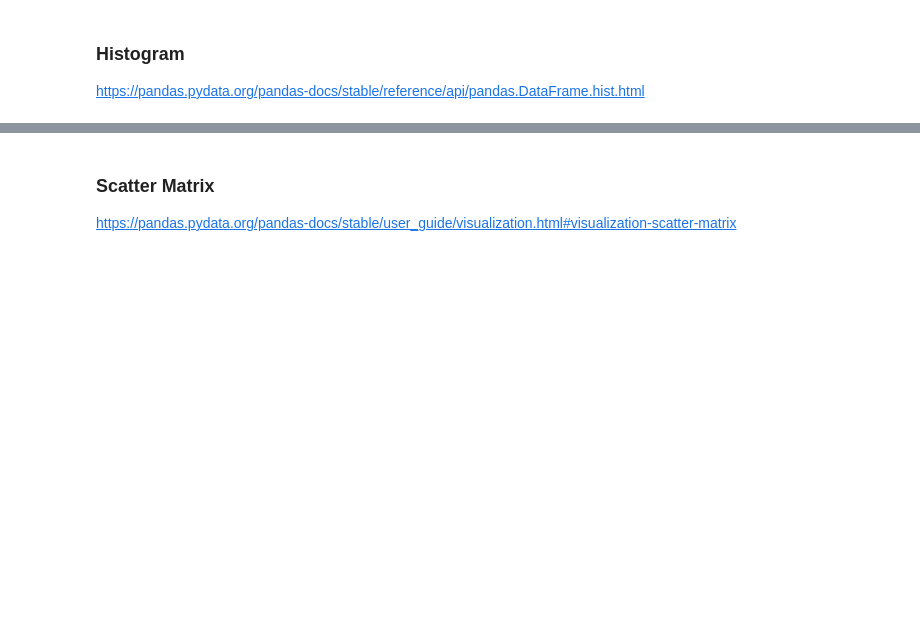
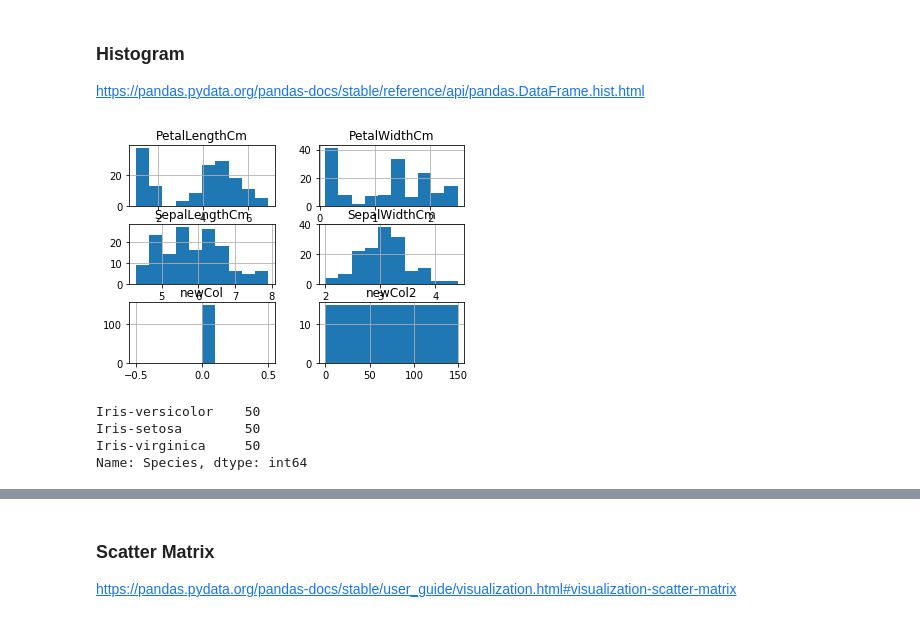
Before and after one commit to PaulMentele/MLBMI6015-Fall2019, a Jupyter notebook: Tutorials/Tutorial2.ipynb, the cells around one changed output, grey strips where cells are left out. Cells and saved outputs as stored; diff of their text form; code cells hidden in the pictures; blank space fills up the shorter version.

```diff
--- a/Tutorials/Tutorial2.ipynb
+++ b/Tutorials/Tutorial2.ipynb
@@ -28,3 +201,14 @@ https://pandas.pydata.org/pandas-docs/stable/user_guide/visualization.html
 # %% [markdown]
 ### Histogram
 https://pandas.pydata.org/pandas-docs/stable/reference/api/pandas.DataFrame.hist.html
+# %%
+iris_df.hist();
+# %% [output]
+[figure, added]
+# %%
+iris_df['Species'].value_counts()
+# %% [output]
+Iris-versicolor    50
+Iris-setosa        50
+Iris-virginica     50
+Name: Species, dtype: int64
```
Also changed, not shown: parts of 34 cells of this notebook.
